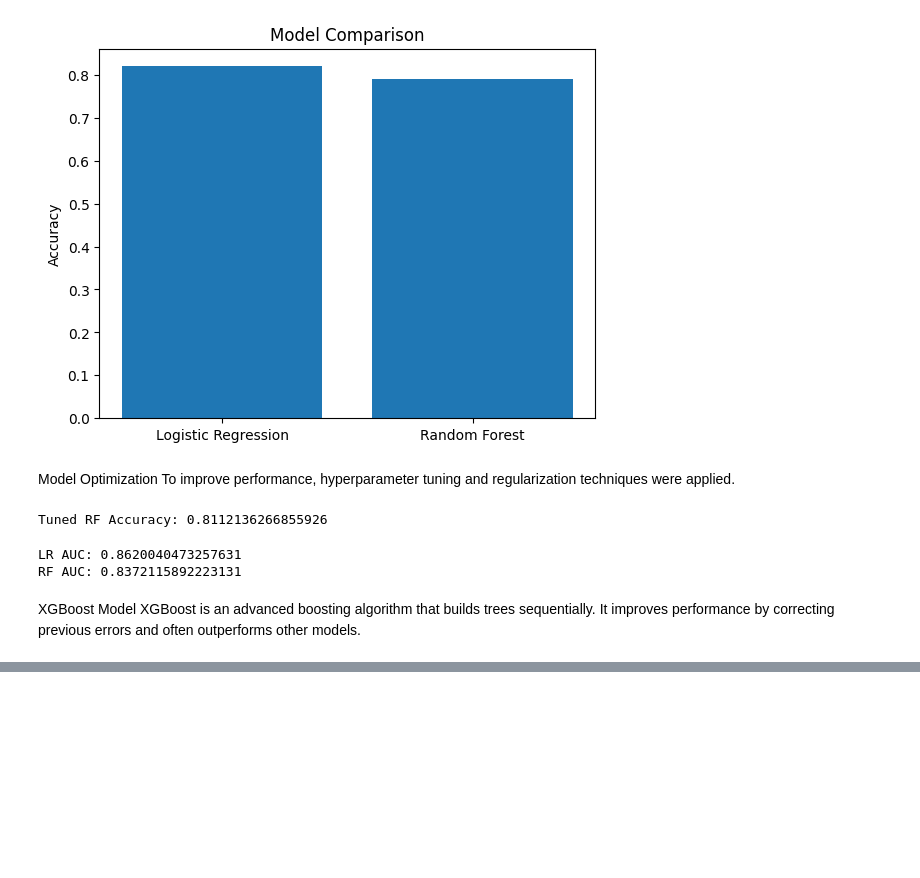
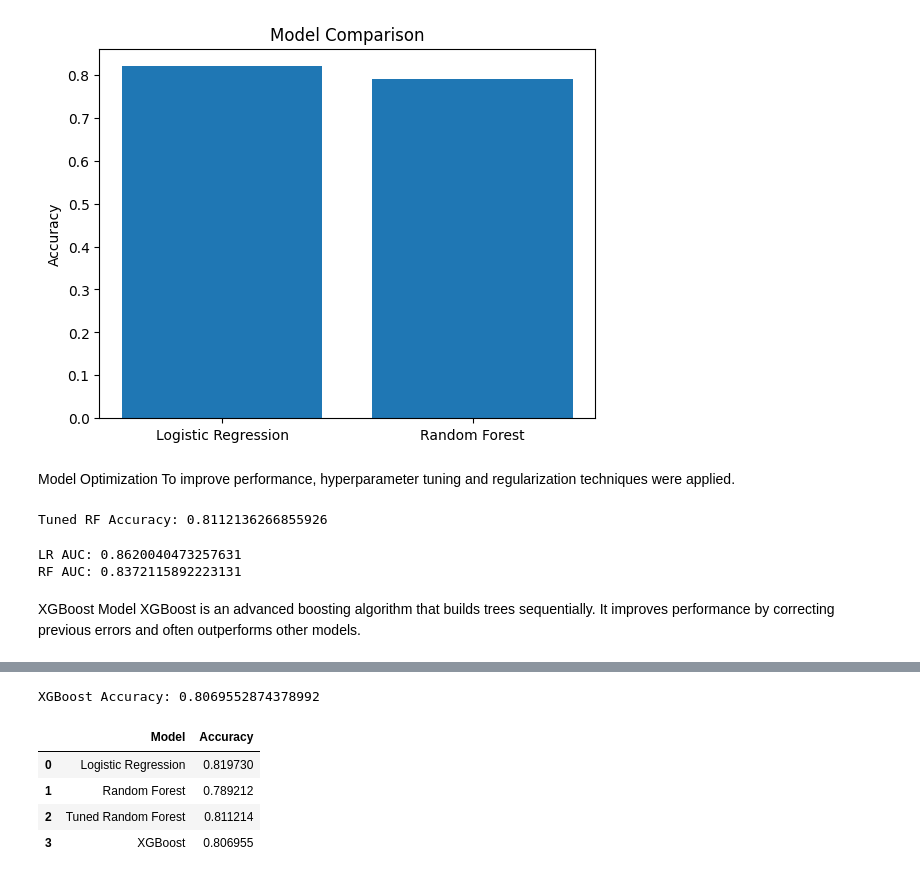
Before and after one commit to Harita2005/customer-churn-ml, a Jupyter notebook: notebooks/01_eda.ipynb, the cells around one changed output, grey strips where cells are left out. Cells and saved outputs as stored; diff of their text form; code cells hidden in the pictures; blank space fills up the shorter version.

```diff
--- a/notebooks/01_eda.ipynb
+++ b/notebooks/01_eda.ipynb
@@ -372,3 +372,15 @@ RF AUC: 0.8372115892223131
  XGBoost Model
 XGBoost is an advanced boosting algorithm that builds trees sequentially.
 It improves performance by correcting previous errors and often outperforms other models.
+# %%
+from xgboost import XGBClassifier
+
+xgb = XGBClassifier(
+    n_estimators=100,
+    learning_rate=0.1,
+    max_depth=6,
+    eval_metric='logloss',
+    random_state=42
+)
+
+xgb.fit(X_train, y_train)
@@ -374,0 +399,35 @@ It improves performance by correcting previous errors and often outperforms othe
+# %%
+y_pred_xgb = xgb.predict(X_test)
+y_prob_xgb = xgb.predict_proba(X_test)[:, 1]
+# %%
+from sklearn.metrics import accuracy_score
+
+xgb_accuracy = accuracy_score(y_test, y_pred_xgb)
+print("XGBoost Accuracy:", xgb_accuracy)
+# %% [output]
+XGBoost Accuracy: 0.8069552874378992
+# %%
+import pandas as pd
+
+comparison = pd.DataFrame({
+    'Model': [
+        'Logistic Regression',
+        'Random Forest',
+        'Tuned Random Forest',
+        'XGBoost'
+    ],
+    'Accuracy': [
+        lr_accuracy,
+        rf_accuracy,
+        accuracy_score(y_test, y_pred_best),
+        xgb_accuracy
+    ]
+})
+
+comparison
+# %% [output]
+|  | Model | Accuracy |
+| 0 | Logistic Regression | 0.819730 |
+| 1 | Random Forest | 0.789212 |
+| 2 | Tuned Random Forest | 0.811214 |
+| 3 | XGBoost | 0.806955 |
```
Also changed, not shown: parts of 5 cells of this notebook.
